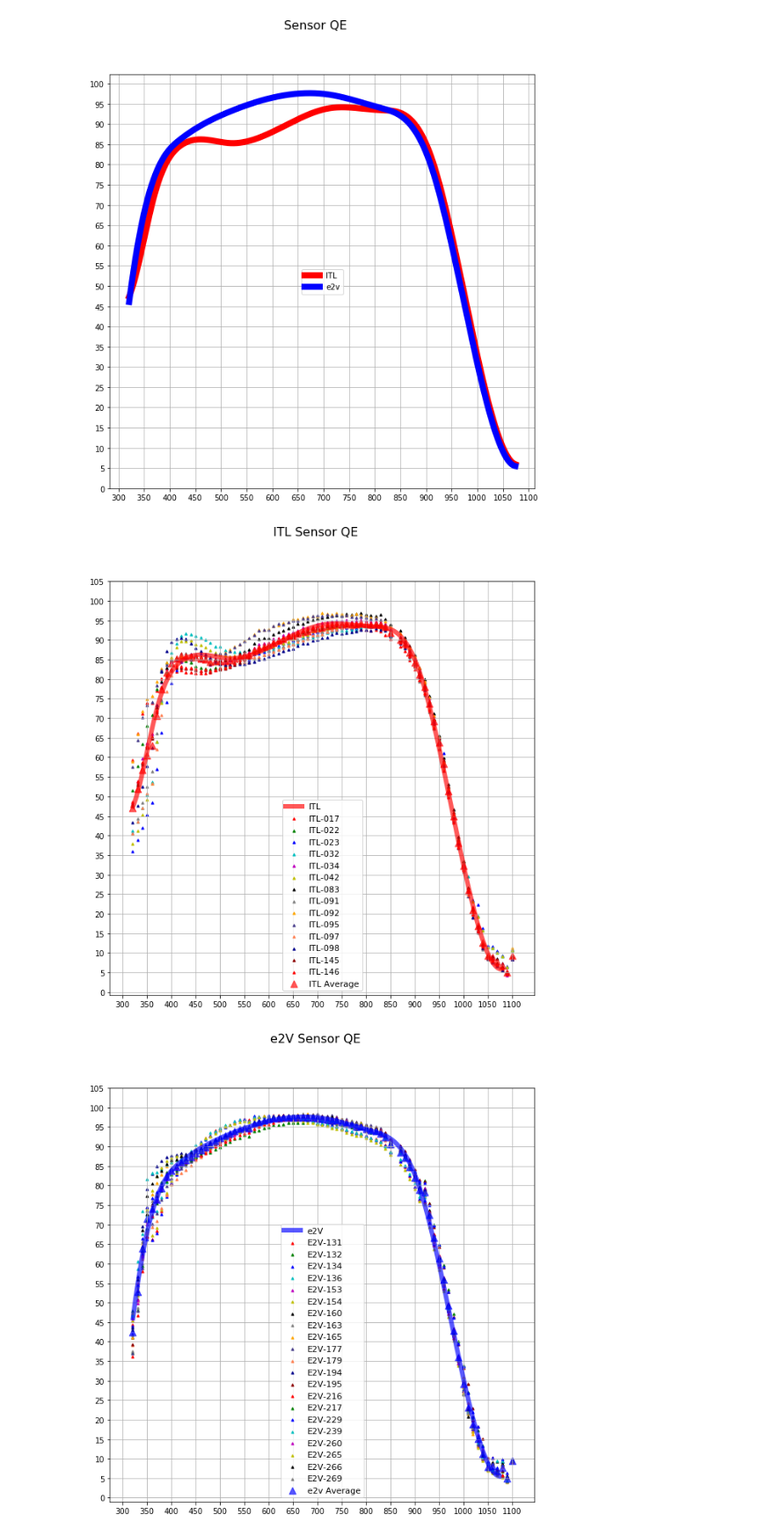
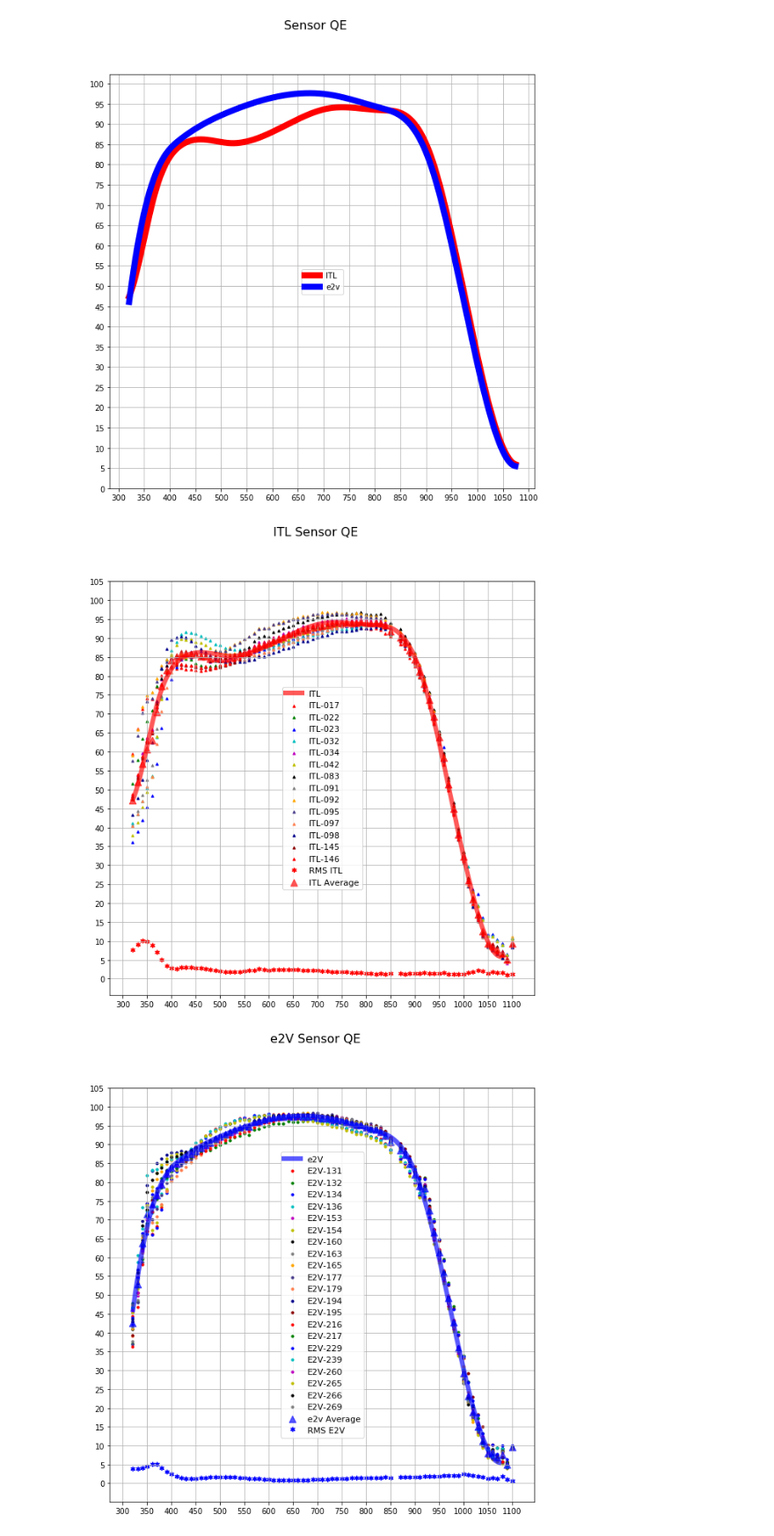
Before and after one commit to ivezic/syseng_throughputs, a Jupyter notebook: components/QEupdates/QE_v3.ipynb, the cells around one changed output. Shown at 88% size. Saved outputs shown, nothing was run; the diff lists cells and outputs as text; code cells hidden in the pictures.

```diff
--- a/components/QEupdates/QE_v3.ipynb
+++ b/components/QEupdates/QE_v3.ipynb
@@ -367,33 +374,46 @@ OMITTING FROM AVERAGE. Normalization looks wrong.
 wavelength=qecurve[0]
 superavgi=[0]*78
 superavge=[0]*78
+superavgi2=[0]*78
+superavge2=[0]*78
 print(len(sitl)-1,'ITL sensors   and  ',len(se2v)-1,'e2V sensors')
 for i in range(1,len(sitl)):
     superavgi=superavgi+sitl[i][1]
+    superavgi2=superavgi2+sitl[i][1]**2
 superavgi=superavgi/(len(sitl)-1)
+superavgi2=superavgi2/(len(sitl)-1)
 for i in range(1,len(se2v)):
     superavge=superavge+se2v[i][1]
+    superavge2=superavge2+se2v[i][1]**2
 superavge=superavge/(len(se2v)-1)
+superavge2=superavge2/(len(se2v)-1)
+rmsi=np.sqrt(superavgi2-superavgi**2)
+rmse=np.sqrt(superavge2-superavge**2)
+#print(rmsi)
 # now let's interpolate
 from scipy import interpolate
 #itl=interpolate.interp1d(wavelength,superavg,kind='cubic')
 #e2v=interpolate.interp1d(wavelength,superavge,kind='cubic')
 itl=interpolate.UnivariateSpline(wavelength,superavgi)
 e2v=interpolate.UnivariateSpline(wavelength,superavge)
+#ritl=interpolate.UnivariateSpline(wavelength,rmsi)
+#re2v=interpolate.UnivariateSpline(wavelength,rmse)
 lambda1=np.arange(321,1075,1)
 itlcurve=itl(lambda1)
 e2vcurve=e2v(lambda1)
+#ritlcurve=ritl(lambda1)
+#re2vcurve=re2v(lambda1)
 fig1=plt.figure(1,[figwidth,figheight])
 #fig1.ylabel('QE')
 fig1.suptitle('Sensor QE', fontsize=16)
-plt.plot(lambda1, itlcurve,'r',linewidth=6,label='ITL',alpha=0.65)
-plt.plot(lambda1, e2vcurve,'b', linewidth=6, label='e2v',alpha=0.65)
+plt.plot(lambda1, itlcurve,'r',linewidth=6,label='ITL',alpha=0.5)
+plt.plot(lambda1, e2vcurve,'b', linewidth=6, label='e2v',alpha=0.5)
 for i in range(1,len(sitl)):
     plt.scatter(wavelength, sitl[i][1], 10,cmap[(i-1)%(len(cmap))],'^',label=sitl[i][2])
 for i in range(1,len(se2v)):
     plt.scatter(wavelength, se2v[i][1], 10,cmap[(i-1)%(len(cmap))],'o',label=se2v[i][2])
-plt.scatter(wavelength, superavgi, 80,'r','^',label='ITL Average', alpha=0.65)
-plt.scatter(wavelength, superavge, 80,'b', label='e2V Average', alpha=0.65)
+plt.scatter(wavelength, superavgi, 80,'r','^',label='ITL Average', alpha=0.5)
+plt.scatter(wavelength, superavge, 80,'b', label='e2V Average', alpha=0.5)
 #plt.scatter(wavelength, avg179e, 50,'y', label='e2V-179')
 #fig1.legend(loc=2,prop={'size':6})
 pylab.legend(loc='lower center',prop={'size':7})
@@ -435,29 +457,33 @@ fig1.suptitle('ITL Sensor QE', fontsize=16)
 plt.plot(lambda1, itlcurve,'r',linewidth=6,label='ITL',alpha=0.65)
 for i in range(1,len(sitl)):
     plt.scatter(wavelength, sitl[i][1], 10,cmap[(i-1)%(len(cmap))],'^',label=sitl[i][2])
+plt.scatter(wavelength, rmsi, 80,'r','$*$',label='RMS ITL')
 plt.scatter(wavelength, superavgi, 80,'r','^',label='ITL Average', alpha=0.65)
-pylab.legend(loc='lower center',prop={'size':11})
+#plt.errorbar(wavelength, superavgi, rmsi, fmt='', color='r')
+pylab.legend(loc='center',prop={'size':11})
 ax=fig1.gca()
 ax.grid(True)
 ax.set_xticks(np.arange(300, 1150, 50.))
 ax.set_yticks(np.arange(0, 110., 5.))
 fig1.savefig('SensorQE-ITL.pdf')
 # %% [output]
-[figure, old version]
+[figure, new version]
 # %%
 # now E2V only
 fig1=plt.figure(1,[figwidth,figheight])
 #fig1.ylabel('QE')
 fig1.suptitle('e2V Sensor QE', fontsize=16)
 plt.plot(lambda1, e2vcurve,'b',linewidth=6,label='e2V',alpha=0.65)
 for i in range(1,len(se2v)):
-    plt.scatter(wavelength, se2v[i][1], 10,cmap[(i-1)%(len(cmap))],'^',label=se2v[i][2])
+    plt.scatter(wavelength, se2v[i][1], 10,cmap[(i-1)%(len(cmap))],'o',label=se2v[i][2])
 plt.scatter(wavelength, superavge, 80,'b','^',label='e2v Average', alpha=0.65)
-pylab.legend(loc='lower center',prop={'size':11})
+plt.scatter(wavelength, rmse, 80,'b','$*$',label='RMS E2V')
+#plt.errorbar(wavelength, superavge, rmse, fmt='', color='b')
+pylab.legend(loc='center',prop={'size':11})
 ax=fig1.gca()
 ax.grid(True)
 ax.set_xticks(np.arange(300, 1150, 50.))
 ax.set_yticks(np.arange(0, 110., 5.))
 fig1.savefig('SensorQE-e2v.pdf')
 # %% [output]
-[figure, old version]
+[figure, new version]
```
Also changed, not shown: parts of 2 cells of this notebook.
